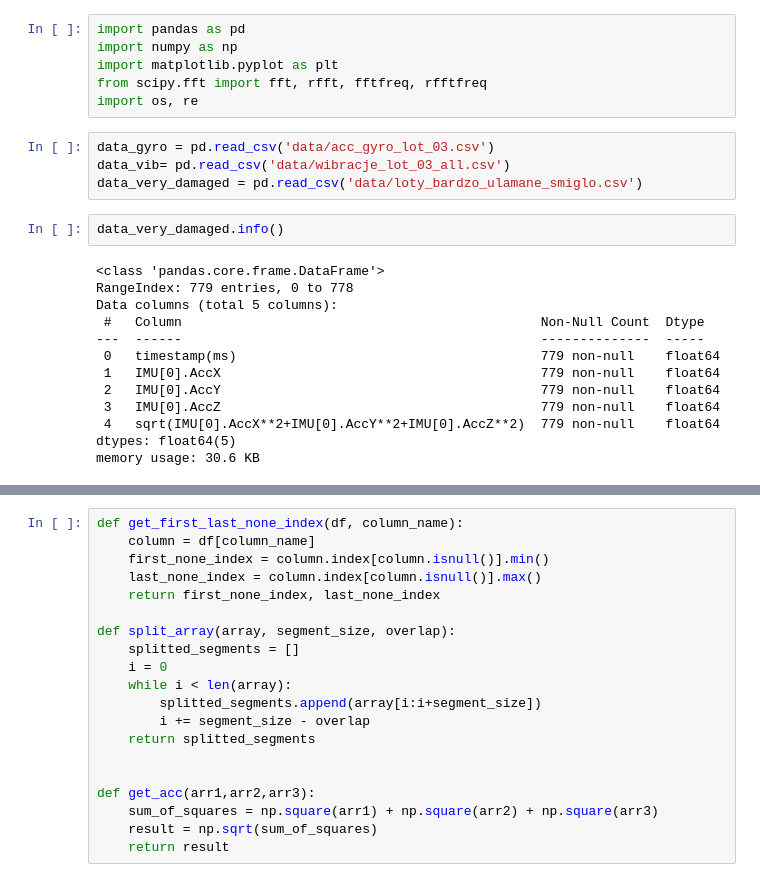
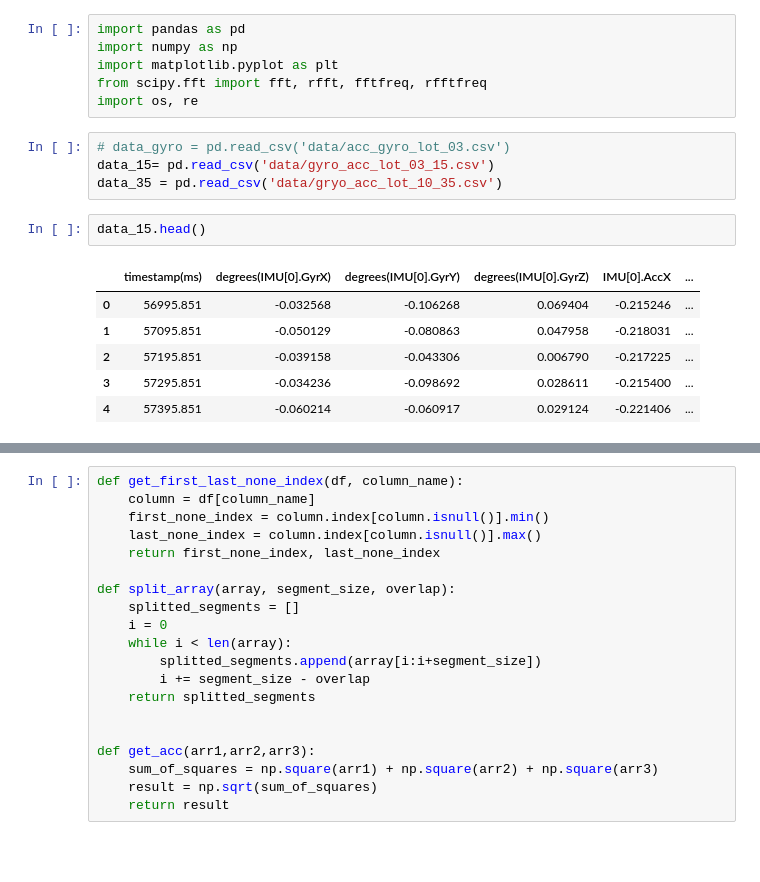
Before and after one commit to AiR-ISZ-Gr1/drones_prediction, a Jupyter notebook: test.ipynb, the cells around one changed output, grey strips where cells are left out. Saved outputs shown, nothing was run; the diff lists cells and outputs as text; blank space fills up the shorter version.

```diff
--- a/test.ipynb
+++ b/test.ipynb
@@ -5,21 +5,15 @@ import matplotlib.pyplot as plt
 from scipy.fft import fft, rfft, fftfreq, rfftfreq
 import os, re
 # %%
-data_gyro = pd.read_csv('data/acc_gyro_lot_03.csv')
-data_vib= pd.read_csv('data/wibracje_lot_03_all.csv')
-data_very_damaged = pd.read_csv('data/loty_bardzo_ulamane_smiglo.csv')
+# data_gyro = pd.read_csv('data/acc_gyro_lot_03.csv')
+data_15= pd.read_csv('data/gyro_acc_lot_03_15.csv')
+data_35 = pd.read_csv('data/gryo_acc_lot_10_35.csv')
-# %%
-data_very_damaged.info()
-# %% [output]
-<class 'pandas.core.frame.DataFrame'>
-RangeIndex: 779 entries, 0 to 778
-Data columns (total 5 columns):
- #   Column                                              Non-Null Count  Dtype
----  ------                                              --------------  -----
- 0   timestamp(ms)                                       779 non-null    float64
- 1   IMU[0].AccX                                         779 non-null    float64
- 2   IMU[0].AccY                                         779 non-null    float64
- 3   IMU[0].AccZ                                         779 non-null    float64
- 4   sqrt(IMU[0].AccX**2+IMU[0].AccY**2+IMU[0].AccZ**2)  779 non-null    float64
-dtypes: float64(5)
-memory usage: 30.6 KB
+# %%
+data_15.head()
+# %% [output]
+|  | timestamp(ms) | degrees(IMU[0].GyrX) | degrees(IMU[0].GyrY) | degrees(IMU[0].GyrZ) | IMU[0].AccX | ... |
+| 0 | 56995.851 | -0.032568 | -0.106268 | 0.069404 | -0.215246 | ... |
+| 1 | 57095.851 | -0.050129 | -0.080863 | 0.047958 | -0.218031 | ... |
+| 2 | 57195.851 | -0.039158 | -0.043306 | 0.006790 | -0.217225 | ... |
+| 3 | 57295.851 | -0.034236 | -0.098692 | 0.028611 | -0.215400 | ... |
+| 4 | 57395.851 | -0.060214 | -0.060917 | 0.029124 | -0.221406 | ... |
```
Also changed, not shown: parts of 11 cells of this notebook, 5 other files.
